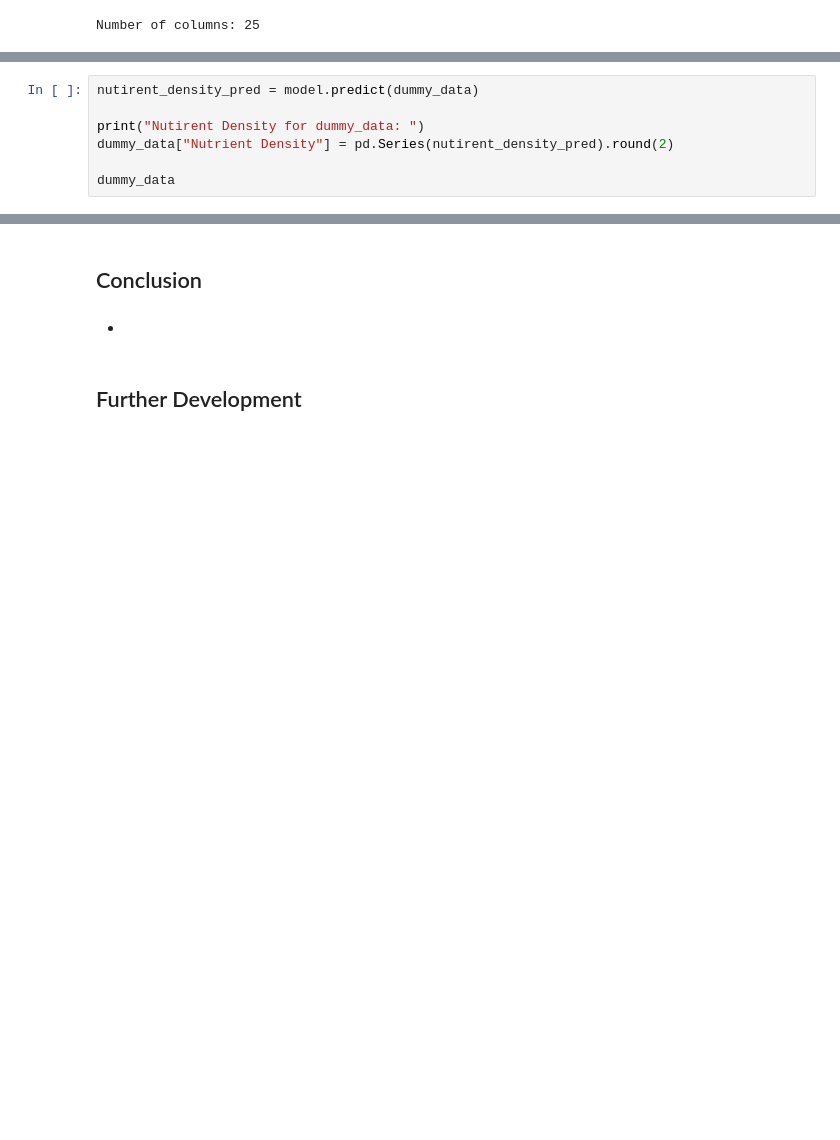
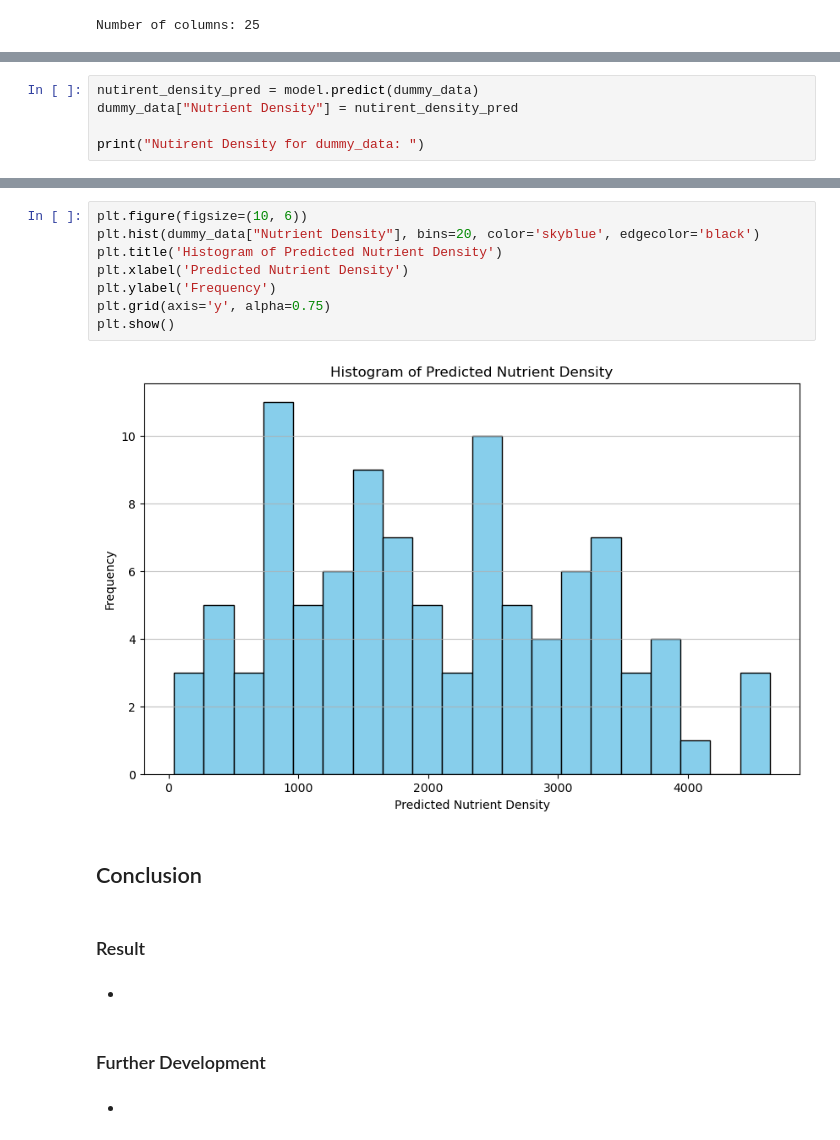
Before and after one commit to Sulbae/OlahGizi-Project, a Jupyter notebook: Nutrition Prediction Model/notebook.ipynb, the cells around one changed output, grey strips where cells are left out. Saved outputs shown, nothing was run; the diff lists cells and outputs as text; blank space fills up the shorter version.

```diff
--- a/Nutrition Prediction Model/notebook.ipynb
+++ b/Nutrition Prediction Model/notebook.ipynb
@@ -901,8 +910,6 @@ Number of columns: 25
 # %%
 nutirent_density_pred = model.predict(dummy_data)
+dummy_data["Nutrient Density"] = nutirent_density_pred
 
 print("Nutirent Density for dummy_data: ")
-dummy_data["Nutrient Density"] = pd.Series(nutirent_density_pred).round(2)
-
-dummy_data
 # %% [output]
@@ -910,6 +928,20 @@ NameError: name 'model' is not defined
+# %%
+plt.figure(figsize=(10, 6))
+plt.hist(dummy_data["Nutrient Density"], bins=20, color='skyblue', edgecolor='black')
+plt.title('Histogram of Predicted Nutrient Density')
+plt.xlabel('Predicted Nutrient Density')
+plt.ylabel('Frequency')
+plt.grid(axis='y', alpha=0.75)
+plt.show()
+# %% [output]
+[figure, added]
 # %% [markdown]
 ## Conclusion
+# %% [markdown]
+### Result
 # %% [markdown]
 *
 # %% [markdown]
-## Further Development
+### Further Development
+# %% [markdown]
+*
```
Also changed, not shown: parts of 12 cells of this notebook.
